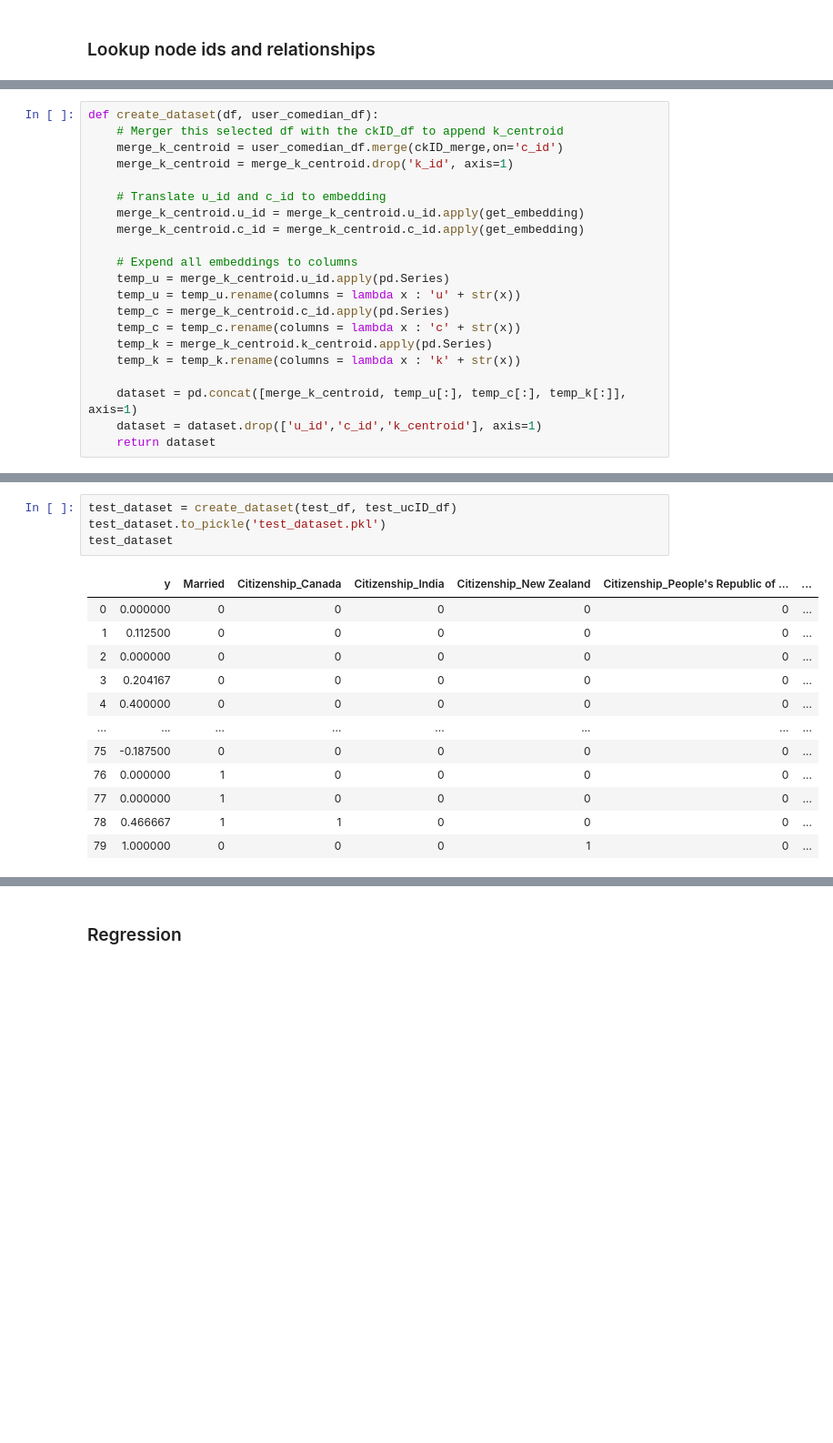
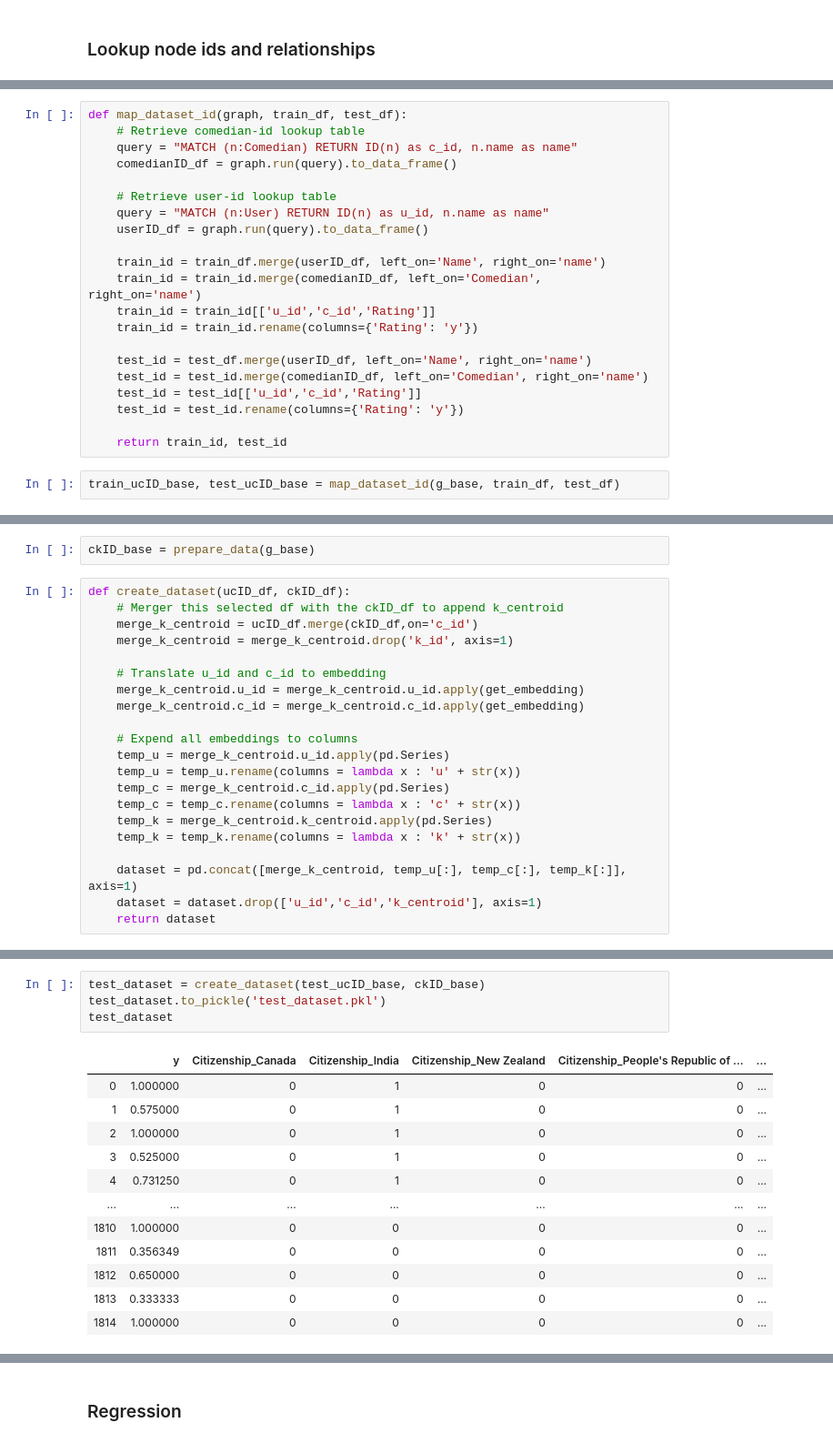
Before and after one commit to k11tqa25/nlp_based_recommender, a Jupyter notebook: neo4j.ipynb, the cells around one changed output, grey strips where cells are left out. Shown: that part at 91% size. Drawn from its saved outputs; the diff is of its cells as text; blank space fills up the shorter version.

```diff
--- a/neo4j.ipynb
+++ b/neo4j.ipynb
@@ -487 +422,24 @@ ucID_df
+# %%
+def map_dataset_id(graph, train_df, test_df):
+    # Retrieve comedian-id lookup table
+    query = "MATCH (n:Comedian) RETURN ID(n) as c_id, n.name as name"
+    comedianID_df = graph.run(query).to_data_frame()
+
+    # Retrieve user-id lookup table
+    query = "MATCH (n:User) RETURN ID(n) as u_id, n.name as name"
+    userID_df = graph.run(query).to_data_frame()
+
+    train_id = train_df.merge(userID_df, left_on='Name', right_on='name')
+    train_id = train_id.merge(comedianID_df, left_on='Comedian', right_on='name')
+    train_id = train_id[['u_id','c_id','Rating']]
+    train_id = train_id.rename(columns={'Rating': 'y'})
+
+    test_id = test_df.merge(userID_df, left_on='Name', right_on='name')
+    test_id = test_id.merge(comedianID_df, left_on='Comedian', right_on='name')
+    test_id = test_id[['u_id','c_id','Rating']]
+    test_id = test_id.rename(columns={'Rating': 'y'})
+
+    return train_id, test_id
+# %%
+train_ucID_base, test_ucID_base = map_dataset_id(g_base, train_df, test_df)
 # %%
@@ -538,7 +478,9 @@ ckID_merge.head()
+# %%
+ckID_base = prepare_data(g_base)
 # %%
-def create_dataset(df, user_comedian_df):
+def create_dataset(ucID_df, ckID_df):
     # Merger this selected df with the ckID_df to append k_centroid
-    merge_k_centroid = user_comedian_df.merge(ckID_merge,on='c_id')
+    merge_k_centroid = ucID_df.merge(ckID_df,on='c_id')
     merge_k_centroid = merge_k_centroid.drop('k_id', axis=1)
 
     # Translate u_id and c_id to embedding
@@ -586,17 +519,17 @@ test_ucID_df.head(1)
 # %%
-test_dataset = create_dataset(test_df, test_ucID_df)
+test_dataset = create_dataset(test_ucID_base, ckID_base)
 test_dataset.to_pickle('test_dataset.pkl')
 test_dataset
 # %% [output]
-|  | y | Married | Citizenship_Canada | Citizenship_India | Citizenship_New Zealand | Citizenship_People's Republic of ... | ... |
-| 0 | 0.000000 | 0 | 0 | 0 | 0 | 0 | ... |
-| 1 | 0.112500 | 0 | 0 | 0 | 0 | 0 | ... |
-| 2 | 0.000000 | 0 | 0 | 0 | 0 | 0 | ... |
-| 3 | 0.204167 | 0 | 0 | 0 | 0 | 0 | ... |
-| 4 | 0.400000 | 0 | 0 | 0 | 0 | 0 | ... |
-| ... | ... | ... | ... | ... | ... | ... | ... |
-| 75 | -0.187500 | 0 | 0 | 0 | 0 | 0 | ... |
-| 76 | 0.000000 | 1 | 0 | 0 | 0 | 0 | ... |
-| 77 | 0.000000 | 1 | 0 | 0 | 0 | 0 | ... |
-| 78 | 0.466667 | 1 | 1 | 0 | 0 | 0 | ... |
-| 79 | 1.000000 | 0 | 0 | 0 | 1 | 0 | ... |
+|  | y | Citizenship_Canada | Citizenship_India | Citizenship_New Zealand | Citizenship_People's Republic of ... | ... |
+| 0 | 1.000000 | 0 | 1 | 0 | 0 | ... |
+| 1 | 0.575000 | 0 | 1 | 0 | 0 | ... |
+| 2 | 1.000000 | 0 | 1 | 0 | 0 | ... |
+| 3 | 0.525000 | 0 | 1 | 0 | 0 | ... |
+| 4 | 0.731250 | 0 | 1 | 0 | 0 | ... |
+| ... | ... | ... | ... | ... | ... | ... |
+| 1810 | 1.000000 | 0 | 0 | 0 | 0 | ... |
+| 1811 | 0.356349 | 0 | 0 | 0 | 0 | ... |
+| 1812 | 0.650000 | 0 | 0 | 0 | 0 | ... |
+| 1813 | 0.333333 | 0 | 0 | 0 | 0 | ... |
+| 1814 | 1.000000 | 0 | 0 | 0 | 0 | ... |
```
Also changed, not shown: parts of 62 cells of this notebook, 1 other file.
